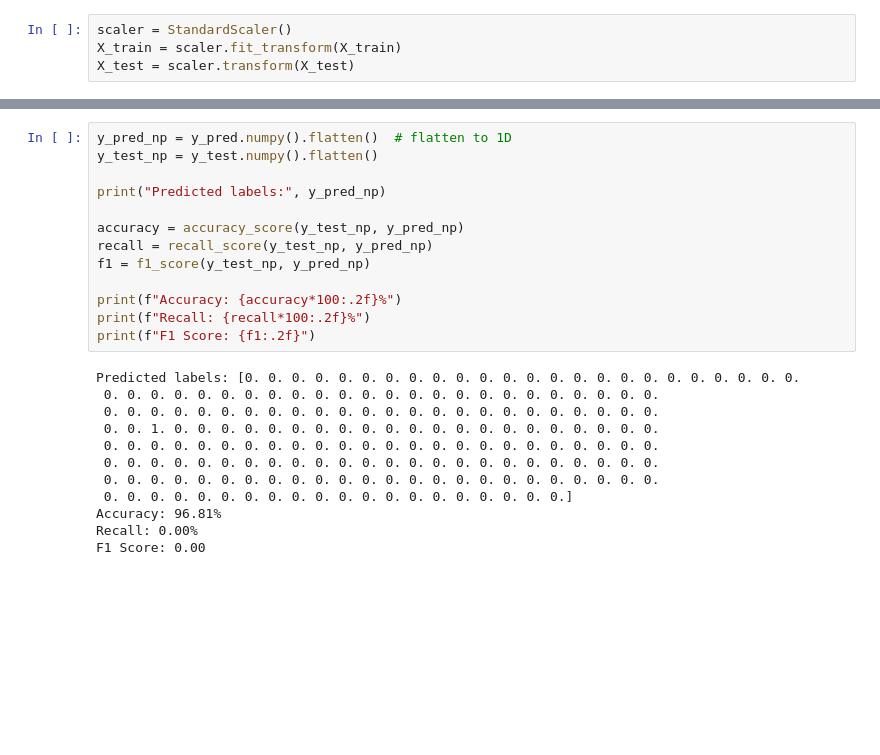
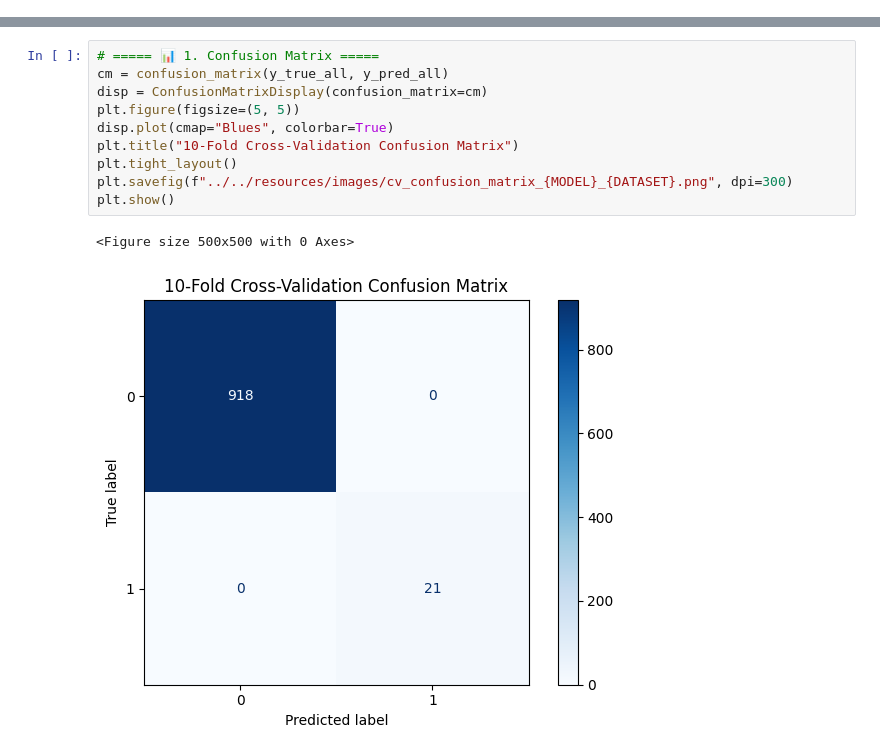
Before and after one commit to Yojda/logging-prediction, a Jupyter notebook: src/openstack/training.ipynb, the cells around one changed output, grey strips where cells are left out. Drawn from its saved outputs; the diff is of its cells as text; blank space fills up the shorter version.

```diff
--- a/src/openstack/training.ipynb
+++ b/src/openstack/training.ipynb
@@ -19,4 +28,0 @@ X_train, X_test, y_train, y_test = train_test_split(X, y, test_size=0.2, random_
-# %%
-scaler = StandardScaler()
-X_train = scaler.fit_transform(X_train)
-X_test = scaler.transform(X_test)
@@ -61,25 +93,13 @@ with torch.no_grad():  # disables gradient computation
-# %%
-y_pred_np = y_pred.numpy().flatten()  # flatten to 1D
-y_test_np = y_test.numpy().flatten()
-
-print("Predicted labels:", y_pred_np)
-
-accuracy = accuracy_score(y_test_np, y_pred_np)
-recall = recall_score(y_test_np, y_pred_np)
-f1 = f1_score(y_test_np, y_pred_np)
-
-print(f"Accuracy: {accuracy*100:.2f}%")
-print(f"Recall: {recall*100:.2f}%")
-print(f"F1 Score: {f1:.2f}")
-# %% [output]
-Predicted labels: [0. 0. 0. 0. 0. 0. 0. 0. 0. 0. 0. 0. 0. 0. 0. 0. 0. 0. 0. 0. 0. 0. 0. 0.
- 0. 0. 0. 0. 0. 0. 0. 0. 0. 0. 0. 0. 0. 0. 0. 0. 0. 0. 0. 0. 0. 0. 0. 0.
- 0. 0. 0. 0. 0. 0. 0. 0. 0. 0. 0. 0. 0. 0. 0. 0. 0. 0. 0. 0. 0. 0. 0. 0.
- 0. 0. 1. 0. 0. 0. 0. 0. 0. 0. 0. 0. 0. 0. 0. 0. 0. 0. 0. 0. 0. 0. 0. 0.
- 0. 0. 0. 0. 0. 0. 0. 0. 0. 0. 0. 0. 0. 0. 0. 0. 0. 0. 0. 0. 0. 0. 0. 0.
- 0. 0. 0. 0. 0. 0. 0. 0. 0. 0. 0. 0. 0. 0. 0. 0. 0. 0. 0. 0. 0. 0. 0. 0.
- 0. 0. 0. 0. 0. 0. 0. 0. 0. 0. 0. 0. 0. 0. 0. 0. 0. 0. 0. 0. 0. 0. 0. 0.
- 0. 0. 0. 0. 0. 0. 0. 0. 0. 0. 0. 0. 0. 0. 0. 0. 0. 0. 0. 0.]
-Accuracy: 96.81%
-Recall: 0.00%
-F1 Score: 0.00
+# %%
+# ===== 📊 1. Confusion Matrix =====
+cm = confusion_matrix(y_true_all, y_pred_all)
+disp = ConfusionMatrixDisplay(confusion_matrix=cm)
+plt.figure(figsize=(5, 5))
+disp.plot(cmap="Blues", colorbar=True)
+plt.title("10-Fold Cross-Validation Confusion Matrix")
+plt.tight_layout()
+plt.savefig(f"../../resources/images/cv_confusion_matrix_{MODEL}_{DATASET}.png", dpi=300)
+plt.show()
+# %% [output]
+<Figure size 500x500 with 0 Axes>
+[figure, added]
```
Also changed, not shown: parts of 13 cells of this notebook, 6 other files.
